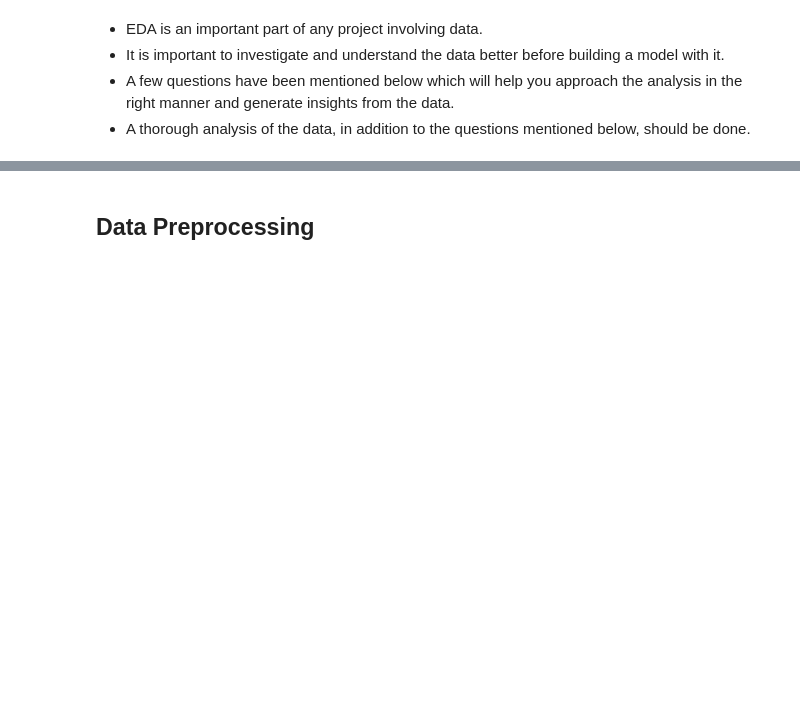
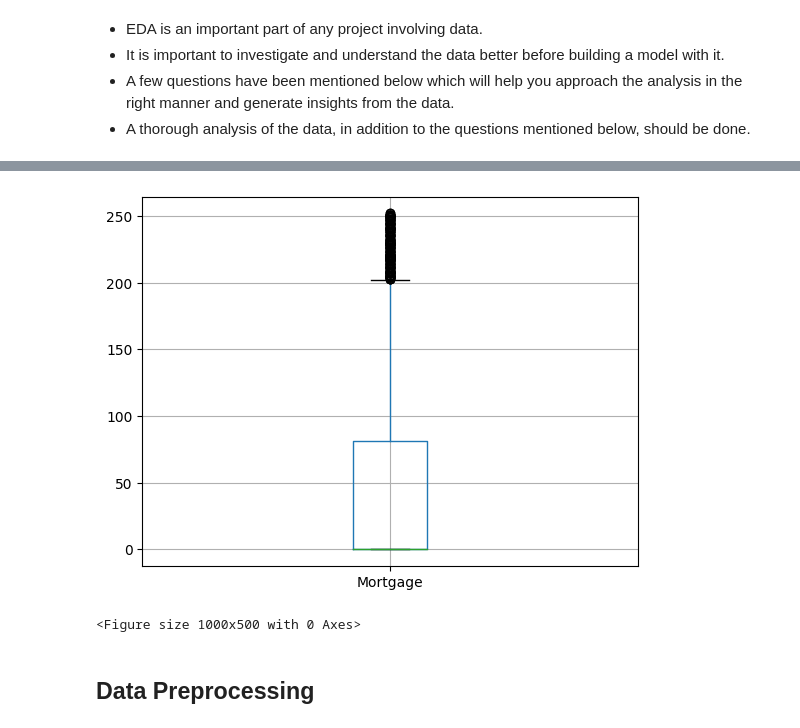
Before and after one commit to lhughey/AIML_Course, a Jupyter notebook: CaseStudy2 - Personal Loan Campaign/AIML_ML_Project_full_code_notebook.ipynb, the cells around one changed output, grey strips where cells are left out. Saved outputs shown, nothing was run; the diff lists cells and outputs as text; code cells hidden in the pictures; blank space fills up the shorter version.

```diff
--- a/CaseStudy2 - Personal Loan Campaign/AIML_ML_Project_full_code_notebook.ipynb
+++ b/CaseStudy2 - Personal Loan Campaign/AIML_ML_Project_full_code_notebook.ipynb
@@ -112,0 +177,26 @@ data.describe()
+# %%
+#remove outliers using IQR
+Q1 = data['Mortgage'].quantile(0.25)
+Q3 = data['Mortgage'].quantile(0.75)
+#find the mean
+median = data['Mortgage'].median()
+
+IQR = Q3 - Q1
+
+print(IQR, Q1, Q3, median)
+
+lower_bound = Q1 - 1.5 * IQR
+upper_bound = Q3 + 1.5 * IQR
+
+print(lower_bound, upper_bound)
+
+#evaluate how much sits outside the IQR
+print(data.shape)
+
+#display outliers
+outliers = data[(data['Mortgage'] <= lower_bound) |(data['Mortgage'] >= upper_bound)]
+print("the number of the outliers is {}" .format(outliers['Mortgage'].value_counts))
+
+#remove outliers
+dataCleaned = data[(data['Mortgage'] > lower_bound) & (data['Mortgage'] < upper_bound)]
+print("the number of the records with outliers removed is {}" .format(dataCleaned['Mortgage'].value_counts))
@@ -113,3 +221,11 @@ data.describe()
+# %%
+#view the updated data with no outliers
+dataCleaned.boxplot(column=['Mortgage'])
+plt.figure(figsize=(10, 5))
+plt.show()
+# %% [output]
+[figure, added]
+<Figure size 1000x500 with 0 Axes>
 # %% [markdown]
 ## Data Preprocessing
 # %% [markdown]
```
Also changed, not shown: parts of 5 cells of this notebook.
